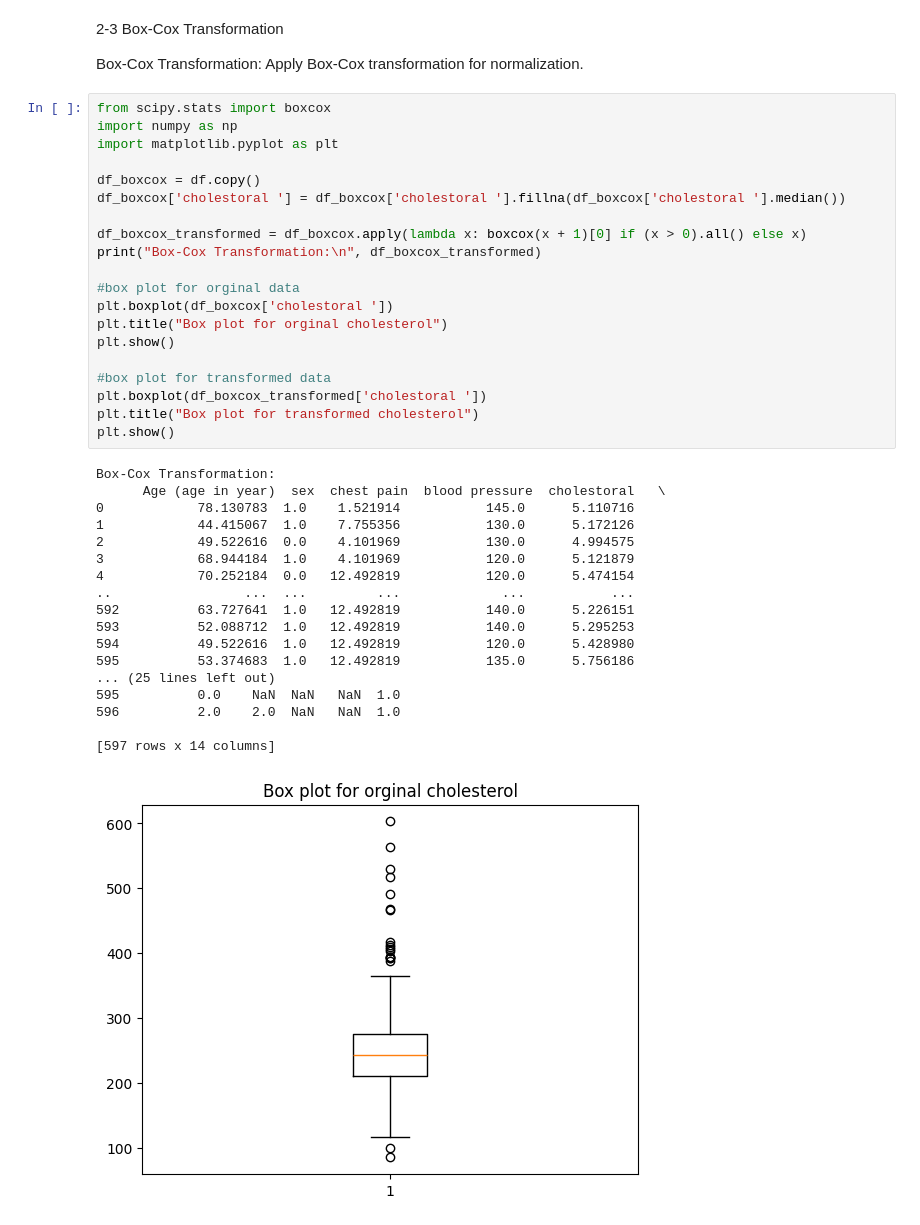
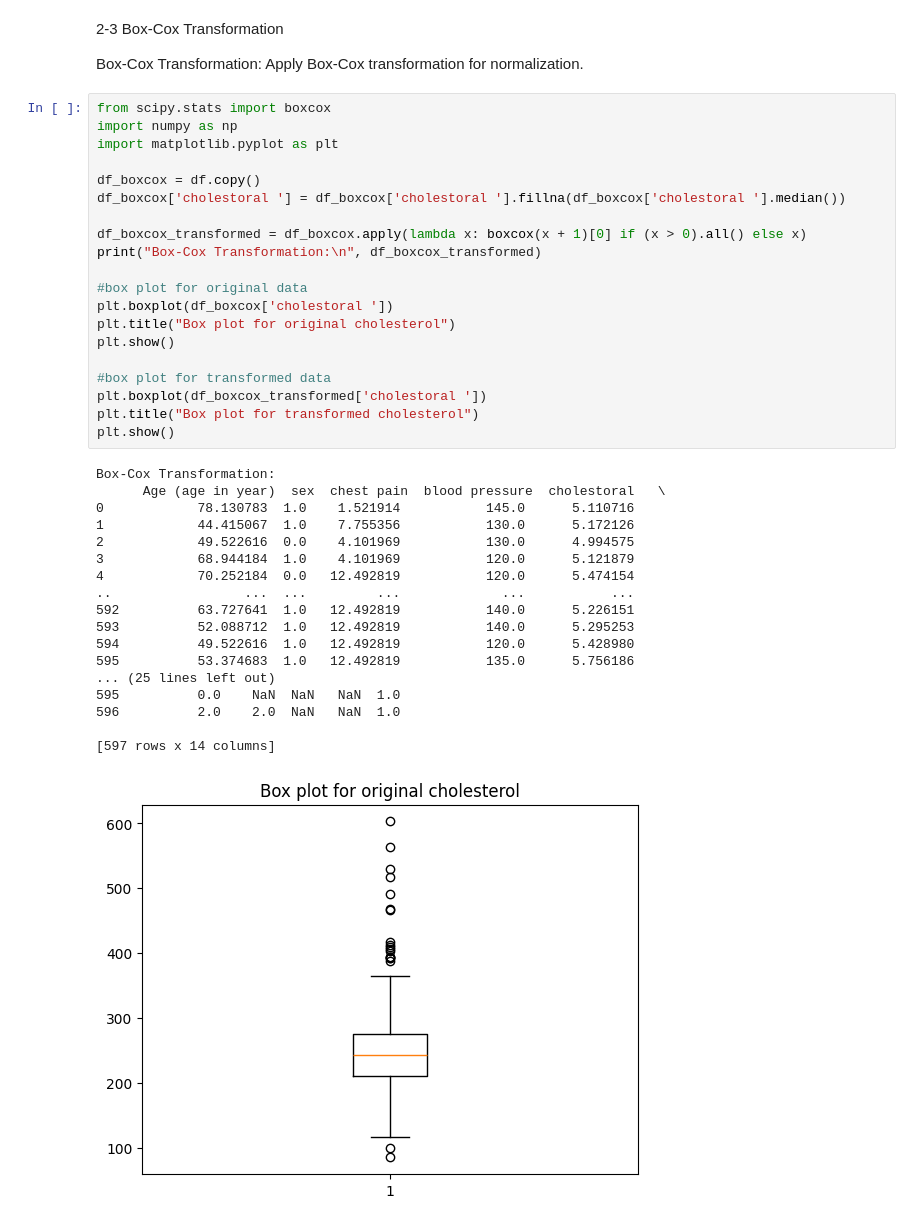
Before and after one commit to majidgolbaz/Heart-Failure-Prediction, a Jupyter notebook: Pre-Processing/outlierHandelling.ipynb, the cells around one changed output. Saved outputs shown, nothing was run; the diff lists cells and outputs as text.

```diff
--- a/Pre-Processing/outlierHandelling.ipynb
+++ b/Pre-Processing/outlierHandelling.ipynb
@@ -188,34 +220,34 @@ df_boxcox = df.copy()
 df_boxcox['cholestoral '] = df_boxcox['cholestoral '].fillna(df_boxcox['cholestoral '].median())
 
 df_boxcox_transformed = df_boxcox.apply(lambda x: boxcox(x + 1)[0] if (x > 0).all() else x)
 print("Box-Cox Transformation:\n", df_boxcox_transformed)
 
-#box plot for orginal data
+#box plot for original data
 plt.boxplot(df_boxcox['cholestoral '])
-plt.title("Box plot for orginal cholesterol")
+plt.title("Box plot for original cholesterol")
 plt.show()
 
 #box plot for transformed data
 plt.boxplot(df_boxcox_transformed['cholestoral '])
 plt.title("Box plot for transformed cholesterol")
 plt.show()
 # %% [output]
 Box-Cox Transformation:
       Age (age in year)  sex  chest pain  blood pressure  cholestoral   \
 0            78.130783  1.0    1.521914           145.0      5.110716
 1            44.415067  1.0    7.755356           130.0      5.172126
 2            49.522616  0.0    4.101969           130.0      4.994575
 3            68.944184  1.0    4.101969           120.0      5.121879
 4            70.252184  0.0   12.492819           120.0      5.474154
 ..                 ...  ...         ...             ...           ...
 592          63.727641  1.0   12.492819           140.0      5.226151
 593          52.088712  1.0   12.492819           140.0      5.295253
 594          49.522616  1.0   12.492819           120.0      5.428980
 595          53.374683  1.0   12.492819           135.0      5.756186
 ... (25 lines left out)
 595          0.0    NaN  NaN   NaN  1.0
 596          2.0    2.0  NaN   NaN  1.0
 
 [597 rows x 14 columns]
-[figure, old version]
+[figure, new version]
 [figure]
```
Also changed, not shown: parts of 7 cells of this notebook.
